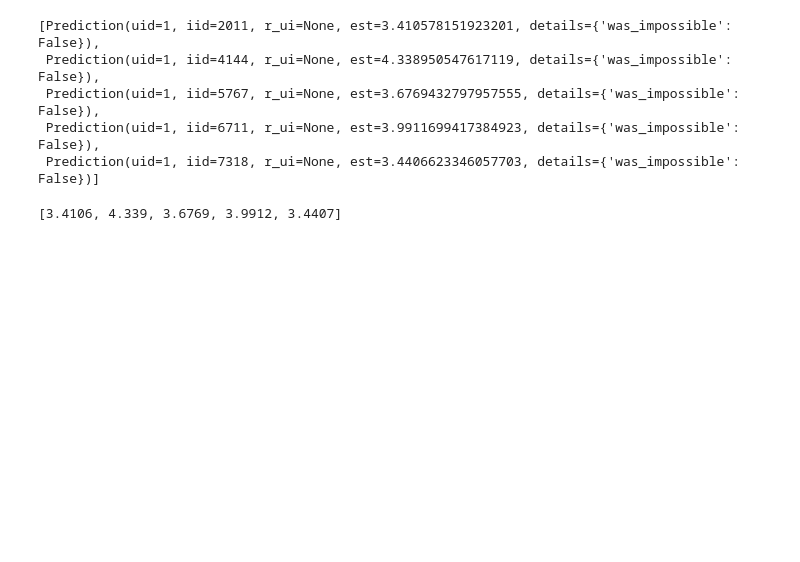
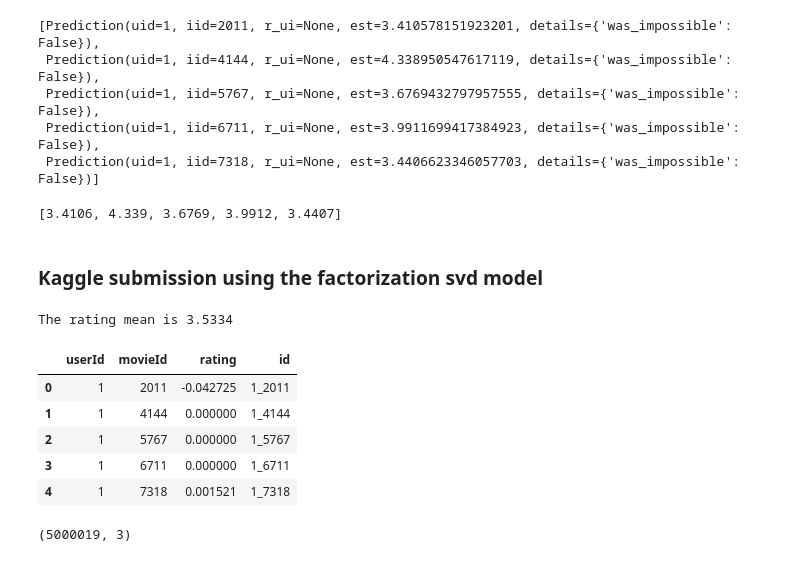
Before and after one commit to TEAM-RR1-ACT-MLTech/notebook, a Jupyter notebook: recommender_notebook.ipynb, the cells around one changed output. Drawn from its saved outputs; the diff is of its cells as text; code cells hidden in the pictures; blank space fills up the shorter version.

```diff
--- a/recommender_notebook.ipynb
+++ b/recommender_notebook.ipynb
@@ -596,0 +596,9 @@ Rsquared Error is 0.7215
+# %%
+%%time
+
+# set the name for the model
+filename = 'svd_model.pkl'
+
+# save the actual model
+with open(filename, 'wb') as file:
+    pickle.dump(model, file)
@@ -596,0 +608,7 @@ Rsquared Error is 0.7215
+# %%
+%%time
+
+# load the model to perform some operations and see if its actually working
+filename = 'svd_model.pkl'
+with open(filename, 'rb') as file:
+    model = pickle.load(file)
@@ -969,3 +1021,11 @@ sub_df.to_csv('sub.csv', mode = 'w', index=False)
 sub_df.shape
 # %%
 sub_df.head()
+# %% [markdown]
+### Kaggle submission using the factorization svd model
+# %%
+rating_mean = round((train.rating.mean()),4)
+
+print(f'The rating mean is {rating_mean}')
+# %% [output]
+The rating mean is 3.5334
@@ -971,0 +1049,13 @@ sub_df.head()
+# %%
+test.head()
+# %% [output]
+|  | userId | movieId | rating | id |
+| 0 | 1 | 2011 | -0.042725 | 1_2011 |
+| 1 | 1 | 4144 | 0.000000 | 1_4144 |
+| 2 | 1 | 5767 | 0.000000 | 1_5767 |
+| 3 | 1 | 6711 | 0.000000 | 1_6711 |
+| 4 | 1 | 7318 | 0.001521 | 1_7318 |
+# %%
+test.shape
+# %% [output]
+(5000019, 3)
```
Also changed, not shown: parts of 53 cells of this notebook.
